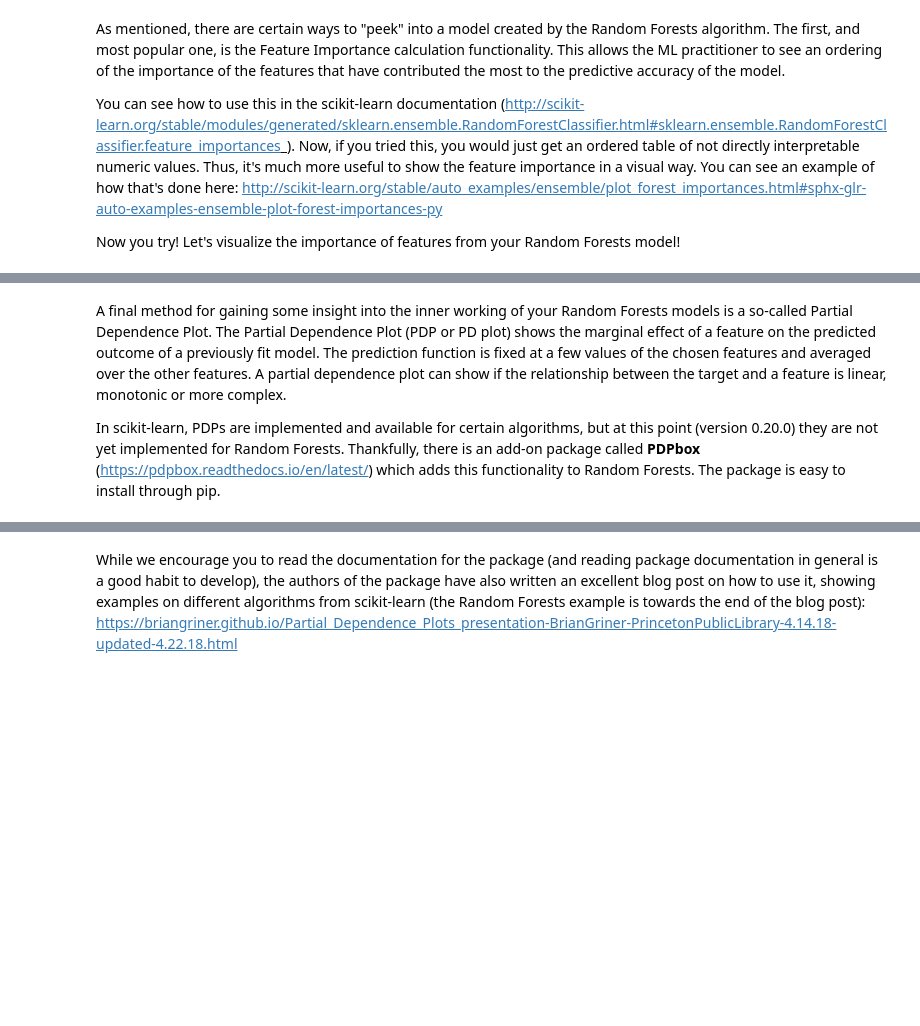
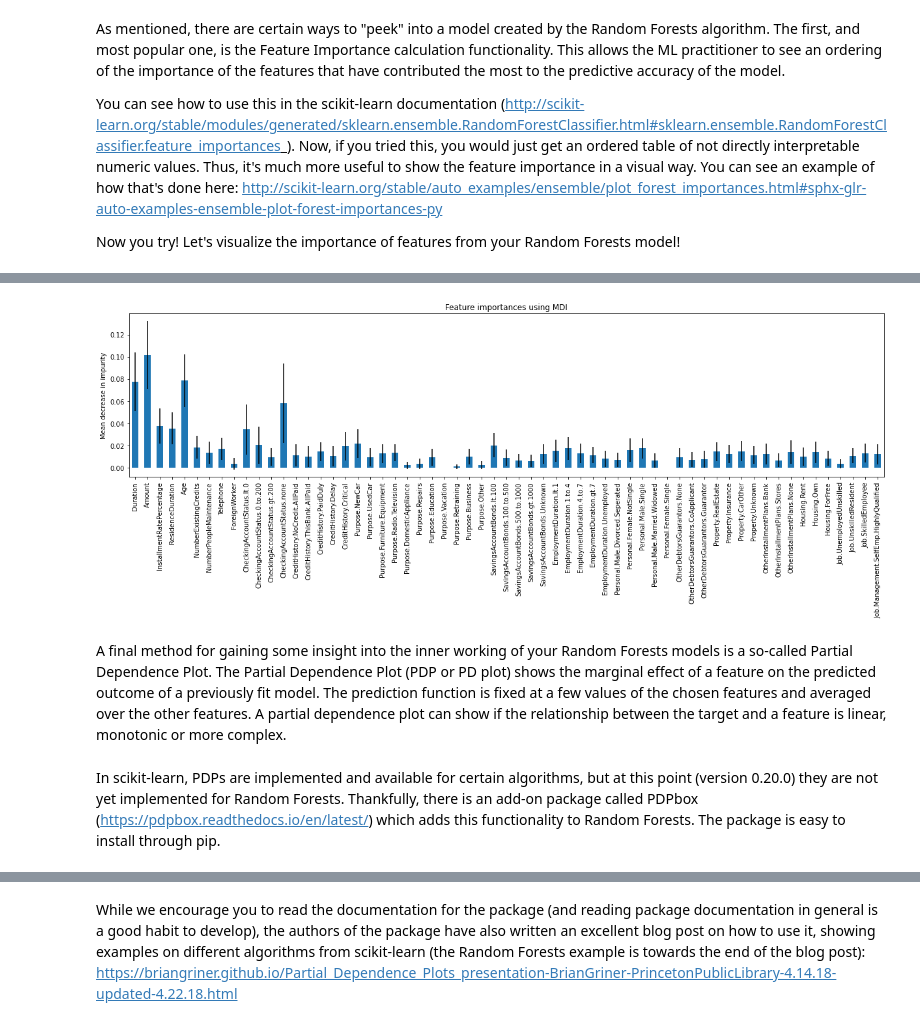
Before and after one commit to DawdlingDaedalus/mec-mini-projects, a Jupyter notebook: mec-13.5.1-tree-based-algorithms-mini-project/Mini_Project_Tree-Based_Algorithms.ipynb, the cells around one changed output, grey strips where cells are left out. Drawn from its saved outputs; the diff is of its cells as text; code cells hidden in the pictures; blank space fills up the shorter version.

```diff
--- a/mec-13.5.1-tree-based-algorithms-mini-project/Mini_Project_Tree-Based_Algorithms.ipynb
+++ b/mec-13.5.1-tree-based-algorithms-mini-project/Mini_Project_Tree-Based_Algorithms.ipynb
@@ -147,3 +457,5 @@ First, let's build a Random Forests model, using the same best practices that yo
 from sklearn.ensemble import RandomForestClassifier
 # %%
 # Your code here! :)
+# %%
+clf_rf = RandomForestClassifier()
@@ -157,0 +633,9 @@ Now you try! Let's visualize the importance of features from your Random Forests
+# %%
+# feature importances
+importances = clf_rf.feature_importances_
+
+# standard deviation
+std = np.std([tree.feature_importances_ for tree in clf_rf.estimators_], axis=0)
+# %%
+feature_names = df.columns
+feature_names
@@ -158,6 +660,16 @@ Now you try! Let's visualize the importance of features from your Random Forests
+# %%
+forest_importances = pd.Series(importances, index=feature_names)
+
+fig, ax = plt.subplots(figsize=(17,7))
+forest_importances.plot.bar(yerr=std, ax=ax)
+ax.set_title("Feature importances using MDI")
+ax.set_ylabel("Mean decrease in impurity")
+fig.tight_layout()
+# %% [output]
+[figure, added]
 # %% [markdown]
 A final method for gaining some insight into the inner working of your Random Forests models is a so-called Partial Dependence Plot. The Partial Dependence Plot (PDP or PD plot) shows the marginal effect of a feature on the predicted outcome of a previously fit model. The prediction function is fixed at a few values of the chosen features and averaged over the other features. A partial dependence plot can show if the relationship between the target and a feature is linear, monotonic or more complex.
-
-In scikit-learn, PDPs are implemented and available for certain algorithms, but at this point (version 0.20.0) they are not yet implemented for Random Forests. Thankfully, there is an add-on package called **PDPbox** (https://pdpbox.readthedocs.io/en/latest/) which adds this functionality to Random Forests. The package is easy to install through pip.
+# %% [markdown]
+In scikit-learn, PDPs are implemented and available for certain algorithms, but at this point (version 0.20.0) they are not yet implemented for Random Forests. Thankfully, there is an add-on package called PDPbox (https://pdpbox.readthedocs.io/en/latest/) which adds this functionality to Random Forests. The package is easy to install through pip.
 # %%
 ! pip install pdpbox
```
Also changed, not shown: parts of 125 cells of this notebook, 5 other files.
